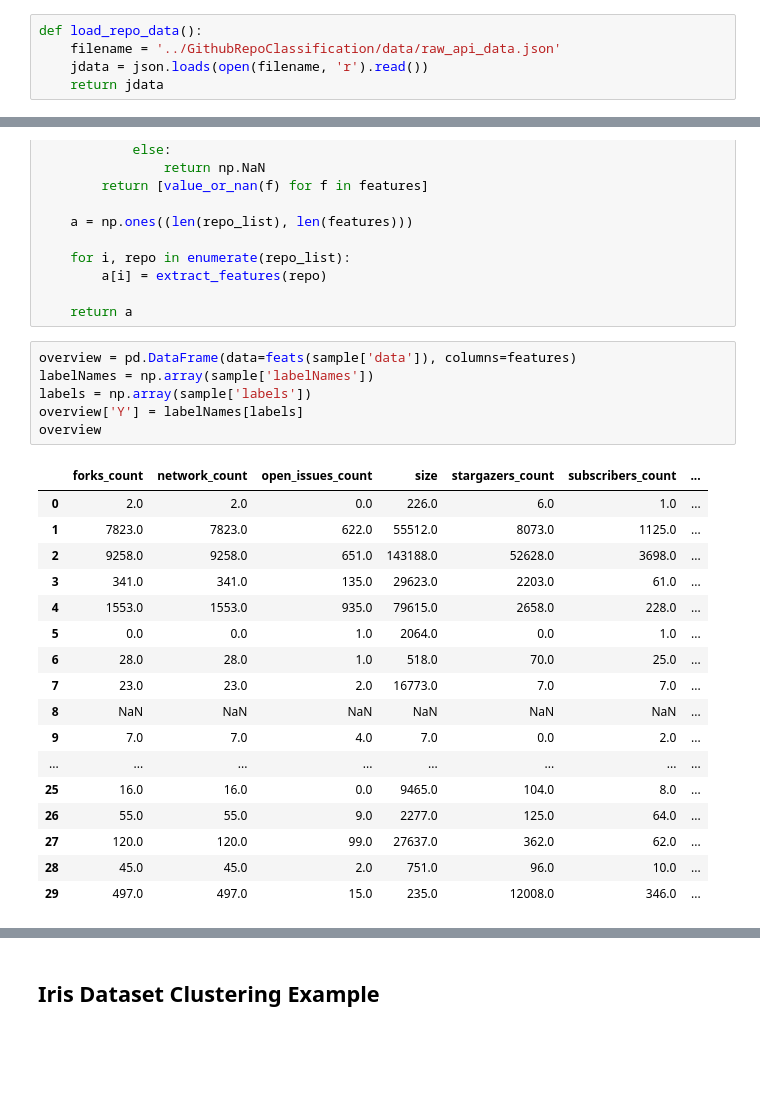
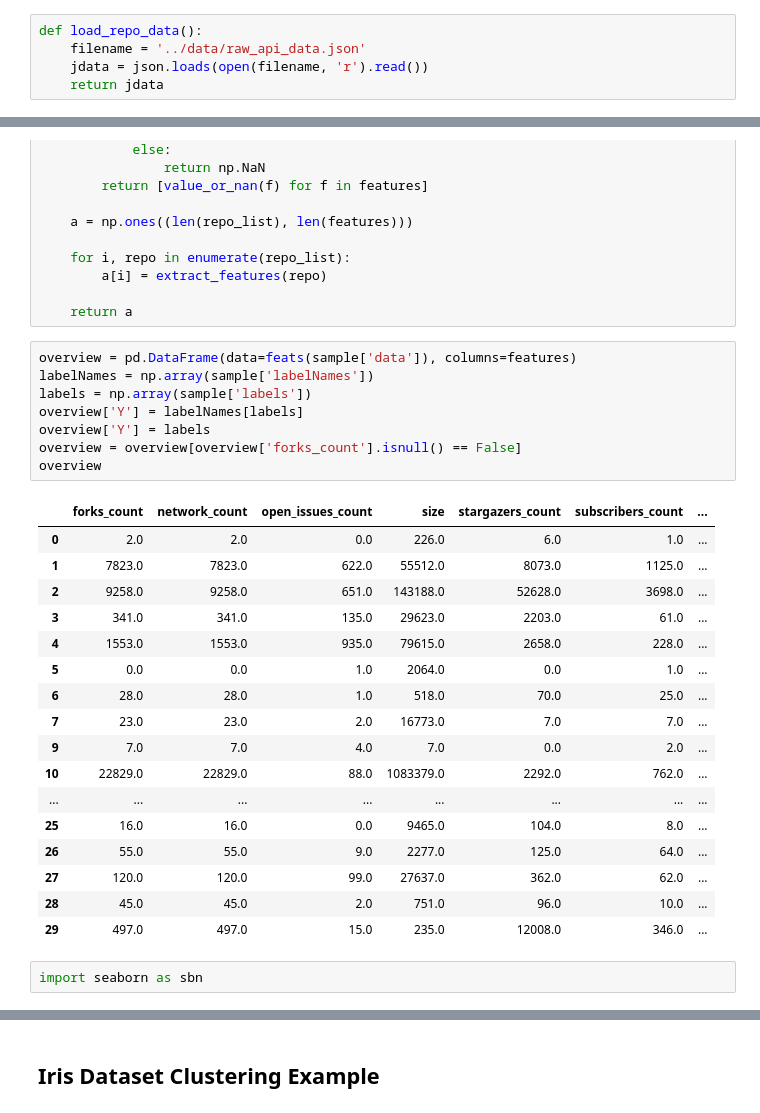
Before and after one commit to mbornstein/GithubRepoClassification, a Jupyter notebook: notebooks/Playground.ipynb, the cells around one changed output, grey strips where cells are left out. Drawn from its saved outputs; the diff is of its cells as text; blank space fills up the shorter version.

```diff
--- a/notebooks/Playground.ipynb
+++ b/notebooks/Playground.ipynb
@@ -13,7 +13,7 @@ from scipy.cluster.vq import vq, kmeans, whiten, kmeans2
 import json
 # %%
 def load_repo_data():
-    filename = '../GithubRepoClassification/data/raw_api_data.json'
+    filename = '../data/raw_api_data.json'
     jdata = json.loads(open(filename, 'r').read())
     return jdata
 # %%
@@ -39,24 +39,28 @@ def feats(repo_list):
 # %%
 overview = pd.DataFrame(data=feats(sample['data']), columns=features)
 labelNames = np.array(sample['labelNames'])
 labels = np.array(sample['labels'])
 overview['Y'] = labelNames[labels]
+overview['Y'] = labels
+overview = overview[overview['forks_count'].isnull() == False]
 overview
 # %% [output]
 |  | forks_count | network_count | open_issues_count | size | stargazers_count | subscribers_count | ... |
 | 0 | 2.0 | 2.0 | 0.0 | 226.0 | 6.0 | 1.0 | ... |
 | 1 | 7823.0 | 7823.0 | 622.0 | 55512.0 | 8073.0 | 1125.0 | ... |
 | 2 | 9258.0 | 9258.0 | 651.0 | 143188.0 | 52628.0 | 3698.0 | ... |
 | 3 | 341.0 | 341.0 | 135.0 | 29623.0 | 2203.0 | 61.0 | ... |
 | 4 | 1553.0 | 1553.0 | 935.0 | 79615.0 | 2658.0 | 228.0 | ... |
 | 5 | 0.0 | 0.0 | 1.0 | 2064.0 | 0.0 | 1.0 | ... |
 | 6 | 28.0 | 28.0 | 1.0 | 518.0 | 70.0 | 25.0 | ... |
 | 7 | 23.0 | 23.0 | 2.0 | 16773.0 | 7.0 | 7.0 | ... |
-| 8 | NaN | NaN | NaN | NaN | NaN | NaN | ... |
 | 9 | 7.0 | 7.0 | 4.0 | 7.0 | 0.0 | 2.0 | ... |
+| 10 | 22829.0 | 22829.0 | 88.0 | 1083379.0 | 2292.0 | 762.0 | ... |
 | ... | ... | ... | ... | ... | ... | ... | ... |
 | 25 | 16.0 | 16.0 | 0.0 | 9465.0 | 104.0 | 8.0 | ... |
 | 26 | 55.0 | 55.0 | 9.0 | 2277.0 | 125.0 | 64.0 | ... |
 | 27 | 120.0 | 120.0 | 99.0 | 27637.0 | 362.0 | 62.0 | ... |
 | 28 | 45.0 | 45.0 | 2.0 | 751.0 | 96.0 | 10.0 | ... |
 | 29 | 497.0 | 497.0 | 15.0 | 235.0 | 12008.0 | 346.0 | ... |
+# %%
+import seaborn as sbn
```
Also changed, not shown: parts of 8 cells of this notebook.
